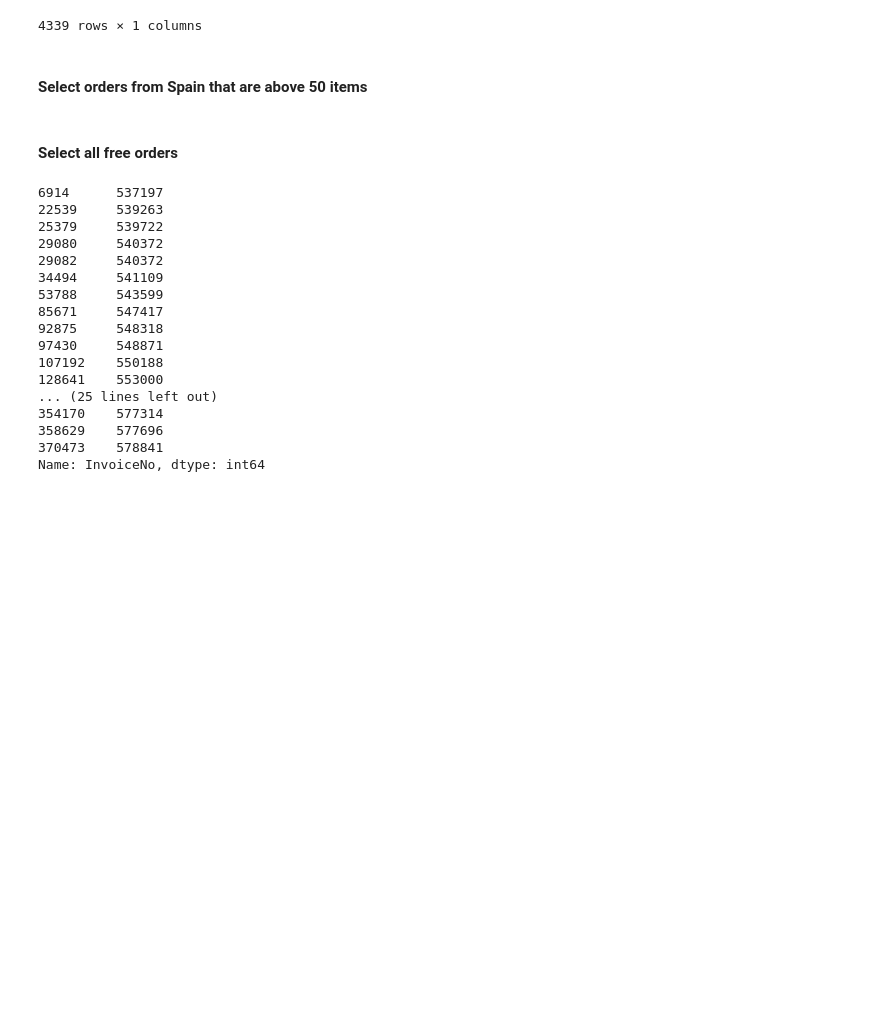
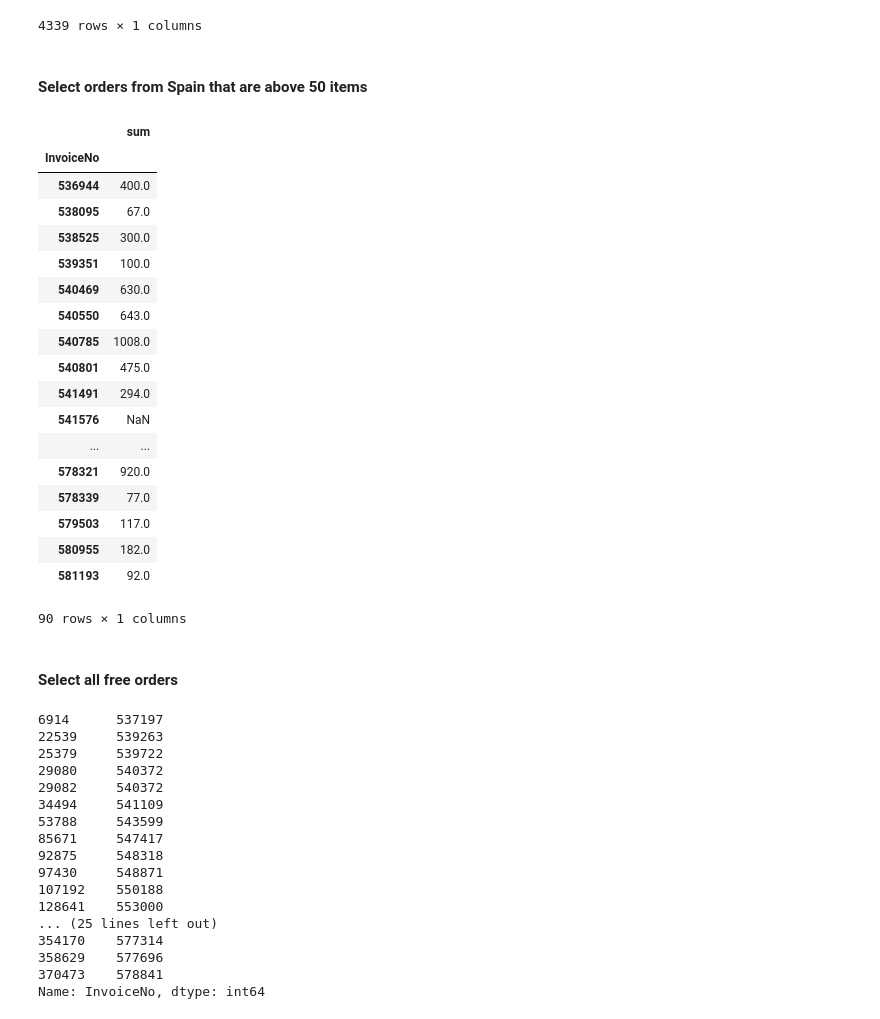
Before and after one commit to JavierLuna/data-labs, a Jupyter notebook: module-2/lab-subsetting-and-descriptive-stats/your-code/main.ipynb, the cells around one changed output. Cells and saved outputs as stored; diff of their text form; code cells hidden in the pictures; blank space fills up the shorter version.

```diff
--- a/module-2/lab-subsetting-and-descriptive-stats/your-code/main.ipynb
+++ b/module-2/lab-subsetting-and-descriptive-stats/your-code/main.ipynb
@@ -434,3 +443,27 @@ items.Quantity[items.Quantity > 50]
+# %%
+# your answer here
+items_Spain = orders[orders.Country == "Spain"].groupby(by = "InvoiceNo").agg({"Quantity":["sum"]})
+items_Spain.Quantity[items_Spain.Quantity > 50]
+# %% [output]
+|  | sum |
+| InvoiceNo |  |
+| 536944 | 400.0 |
+| 538095 | 67.0 |
+| 538525 | 300.0 |
+| 539351 | 100.0 |
+| 540469 | 630.0 |
+| 540550 | 643.0 |
+| 540785 | 1008.0 |
+| 540801 | 475.0 |
+| 541491 | 294.0 |
+| 541576 | NaN |
+| ... | ... |
+| 578321 | 920.0 |
+| 578339 | 77.0 |
+| 579503 | 117.0 |
+| 580955 | 182.0 |
+| 581193 | 92.0 |
+90 rows × 1 columns
 # %% [markdown]
 #### Select all free orders
 # %%
```
Also changed, not shown: parts of 10 cells of this notebook.
